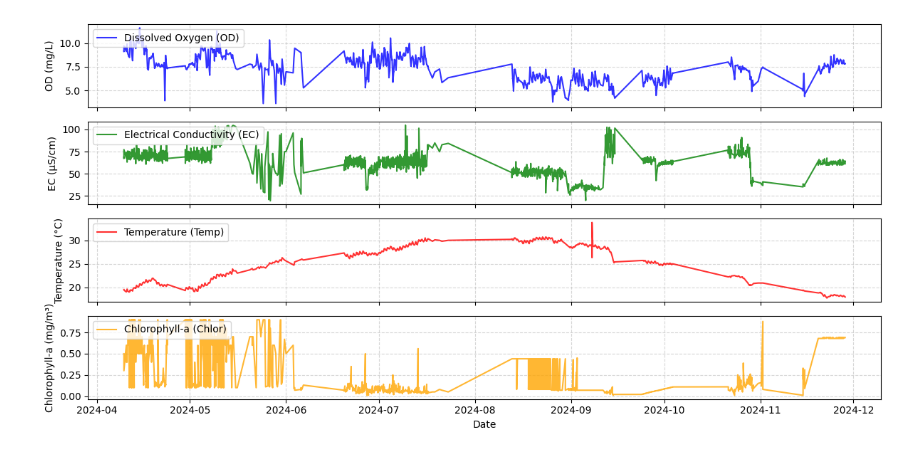
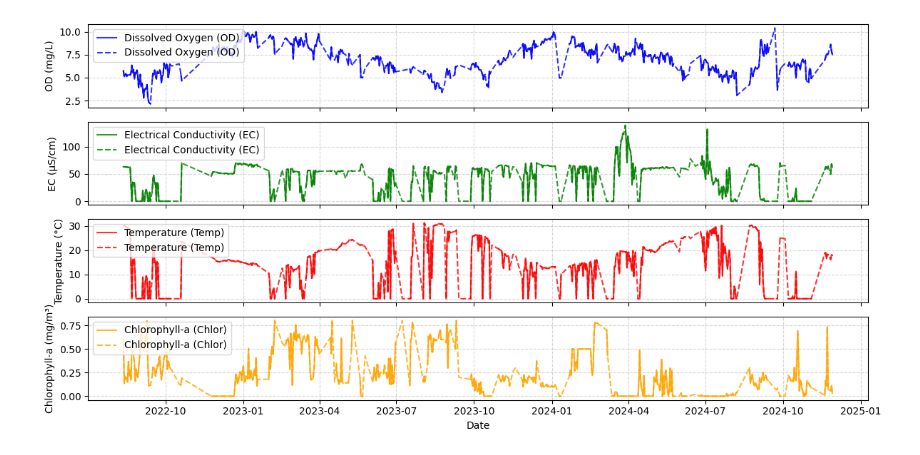
Before and after one commit to Antonio-MI/mar-menor-chl, a Jupyter notebook: DatosBoyasNautilus.ipynb, the cells around one changed output. Saved outputs shown, nothing was run; the diff lists cells and outputs as text; code cells hidden in the pictures.

```diff
--- a/DatosBoyasNautilus.ipynb
+++ b/DatosBoyasNautilus.ipynb
@@ -25,4 +25,35 @@ dataframes = pd.read_excel(os.path.join(path, filename), sheet_name=None, skipro
 for sheet_name, df in dataframes.items():
     if 'Time' in df.columns:
         df.rename(columns={'Time': 'Date'}, inplace=True)
+        dataframes[sheet_name] = df[["Date", "Depth", "OD", "EC", "Temp", "Chlor"]]
+# %%
+def remove_outliers(df):
+    """Remove outliers from a dataframe using IQR."""
+    # Select only numeric columns
+    numeric_cols = df.select_dtypes(include=['float64', 'int64']).columns
+    for col in numeric_cols:
+        Q1 = df[col].quantile(0.25)
+        Q3 = df[col].quantile(0.75)
+        IQR = Q3 - Q1
+        lower_bound = Q1 - 1.5 * IQR
+        upper_bound = Q3 + 1.5 * IQR
+        df = df[(df[col] >= lower_bound) & (df[col] <= upper_bound)]
+        df = df.dropna()
+    return df
+
+dataframes = {key: remove_outliers(df) for key, df in dataframes.items()}
+# %%
+for sheet_name, df in dataframes.items():
+    if 'Date' in df.columns:
+        df['Date'] = pd.to_datetime(df['Date'])
+        df.set_index('Date', inplace=True)
+        dataframes[sheet_name] = df.resample('D').mean().reset_index()
+# %%
+def replace_zeros_and_interpolate(df):
+    """Replace zeros with NaN and perform linear interpolation."""
+    #df.replace(0, np.nan, inplace=True)
+    df.interpolate(method='linear', inplace=True)
+    return df
+
+dataframes_interpolados = {key: replace_zeros_and_interpolate(df.copy()) for key, df in dataframes.items()}
 # %%
@@ -84,11 +91,13 @@ interpolated_dataframes = {key: replace_zeros_and_interpolate(df.copy()) for key
 # %%
-
 # Select one dataframe from the dictionary
-df = interpolated_dataframes["Albujon"]
+df = dataframes["Urrutias"].copy()
+df_interpolado = dataframes_interpolados["Urrutias"].copy()
 
 # Ensure the index is in datetime format for better plotting
 df['Date'] = pd.to_datetime(df['Date'])
 df.set_index('Date', inplace=True)
+df_interpolado['Date'] = pd.to_datetime(df_interpolado['Date'])
+df_interpolado.set_index('Date', inplace=True)
 
 # Define indices for each plot
 od_idx = 0
@@ -101,31 +110,35 @@ fig, axes = plt.subplots(4, 1, figsize=(12, 6), sharex=True)
 
 # Plot OD
 axes[od_idx].plot(df.index, df['OD'], label='Dissolved Oxygen (OD)', color='blue', alpha=0.8)
+axes[od_idx].plot(df_interpolado.index, df_interpolado['OD'], label='Dissolved Oxygen (OD)', color='blue', alpha=0.8, linestyle = "--")
 axes[od_idx].set_ylabel('OD (mg/L)')
 axes[od_idx].legend(loc='upper left')
 axes[od_idx].grid(True, linestyle='--', alpha=0.5)
 
 # Plot EC
 axes[ec_idx].plot(df.index, df['EC'], label='Electrical Conductivity (EC)', color='green', alpha=0.8)
+axes[ec_idx].plot(df_interpolado.index, df_interpolado['EC'], label='Electrical Conductivity (EC)', color='green', alpha=0.8, linestyle = "--")
 axes[ec_idx].set_ylabel('EC (µS/cm)')
 axes[ec_idx].legend(loc='upper left')
 axes[ec_idx].grid(True, linestyle='--', alpha=0.5)
 
 # Plot Temp
 axes[temp_idx].plot(df.index, df['Temp'], label='Temperature (Temp)', color='red', alpha=0.8)
+axes[temp_idx].plot(df_interpolado.index, df_interpolado['Temp'], label='Temperature (Temp)', color='red', alpha=0.8, linestyle = "--")
 axes[temp_idx].set_ylabel('Temperature (°C)')
 axes[temp_idx].legend(loc='upper left')
 axes[temp_idx].grid(True, linestyle='--', alpha=0.5)
 
 # Plot Chlor
 axes[chlor_idx].plot(df.index, df['Chlor'], label='Chlorophyll-a (Chlor)', color='orange', alpha=0.8)
+axes[chlor_idx].plot(df_interpolado.index, df_interpolado['Chlor'], label='Chlorophyll-a (Chlor)', color='orange', alpha=0.8, linestyle = "--")
 axes[chlor_idx].set_ylabel('Chlorophyll-a (mg/m³)')
 axes[chlor_idx].set_xlabel('Date')
 axes[chlor_idx].legend(loc='upper left')
 axes[chlor_idx].grid(True, linestyle='--', alpha=0.5)
 
 # Adjust layout
 plt.tight_layout()
 plt.show()
 # %% [output]
-[figure, old version]
+[figure, new version]
```
Also changed, not shown: parts of 12 cells of this notebook, 1 other file.
